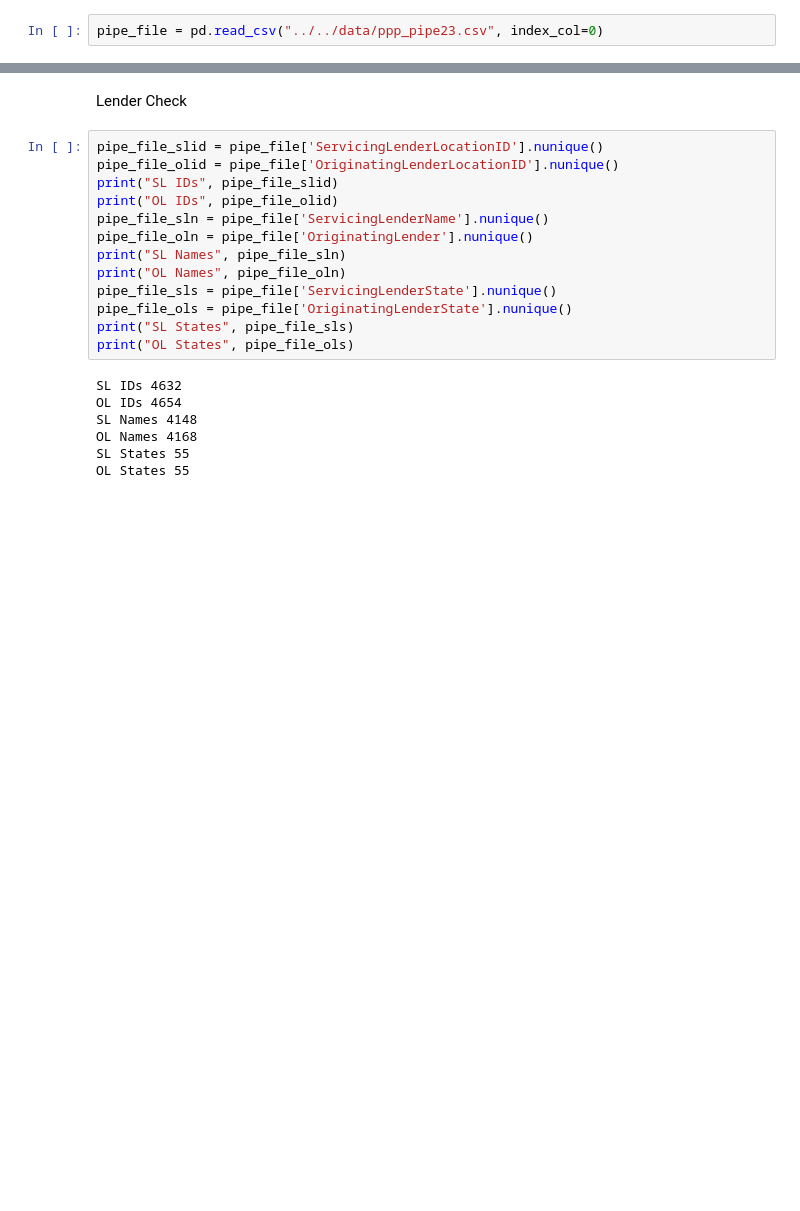
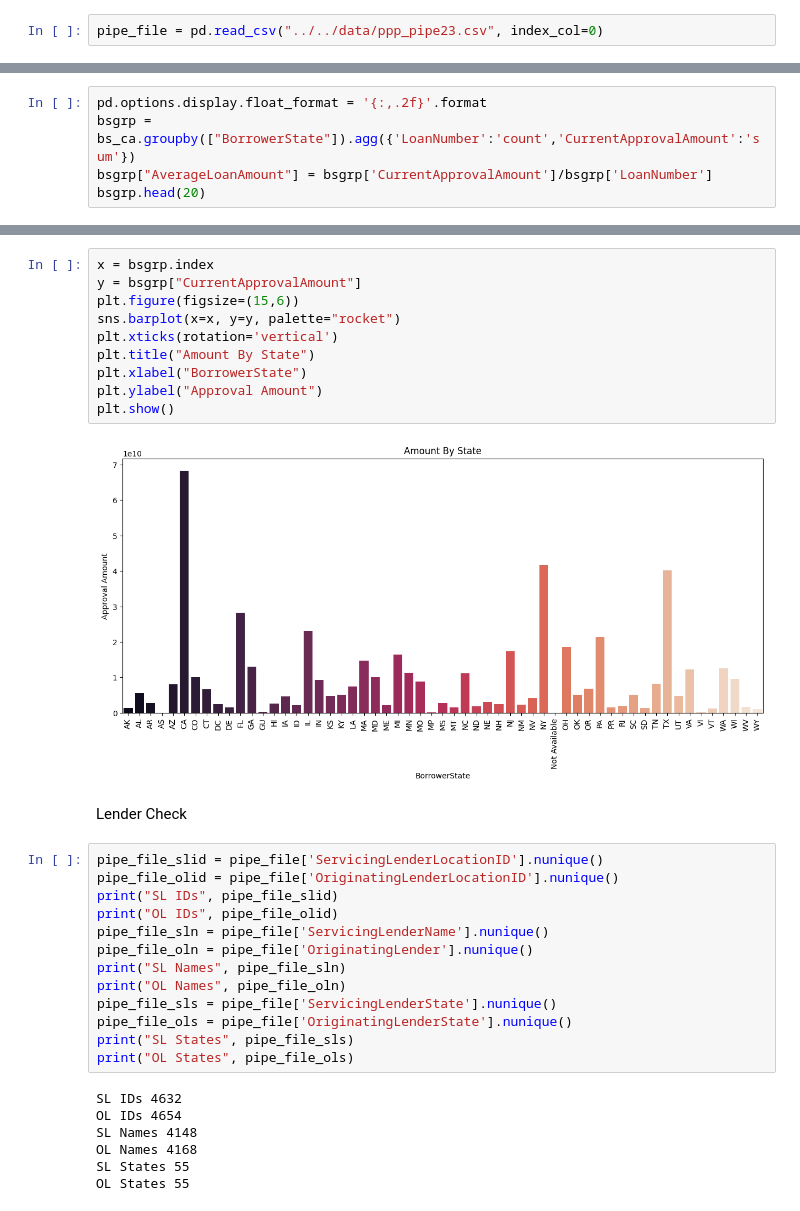
Before and after one commit to cspence001/mapdata_finalization_notebooks, a Jupyter notebook: updates:comparisons/column_value_checks.ipynb, the cells around one changed output, grey strips where cells are left out. Saved outputs shown, nothing was run; the diff lists cells and outputs as text; blank space fills up the shorter version.

```diff
--- a/updates:comparisons/column_value_checks.ipynb
+++ b/updates:comparisons/column_value_checks.ipynb
@@ -7,0 +63,5 @@ pipe_file = pd.read_csv("../../data/ppp_pipe23.csv", index_col=0)
+# %%
+pd.options.display.float_format = '{:,.2f}'.format
+bsgrp = bs_ca.groupby(["BorrowerState"]).agg({'LoanNumber':'count','CurrentApprovalAmount':'sum'})
+bsgrp["AverageLoanAmount"] = bsgrp['CurrentApprovalAmount']/bsgrp['LoanNumber']
+bsgrp.head(20)
@@ -8,3 +87,15 @@ pipe_file = pd.read_csv("../../data/ppp_pipe23.csv", index_col=0)
+# %%
+x = bsgrp.index
+y = bsgrp["CurrentApprovalAmount"]
+plt.figure(figsize=(15,6))
+sns.barplot(x=x, y=y, palette="rocket")
+plt.xticks(rotation='vertical')
+plt.title("Amount By State")
+plt.xlabel("BorrowerState")
+plt.ylabel("Approval Amount")
+plt.show()
+# %% [output]
+[figure, added]
 # %% [markdown]
 Lender Check
 # %%
```
Also changed, not shown: parts of 31 cells of this notebook, 2 other files.
